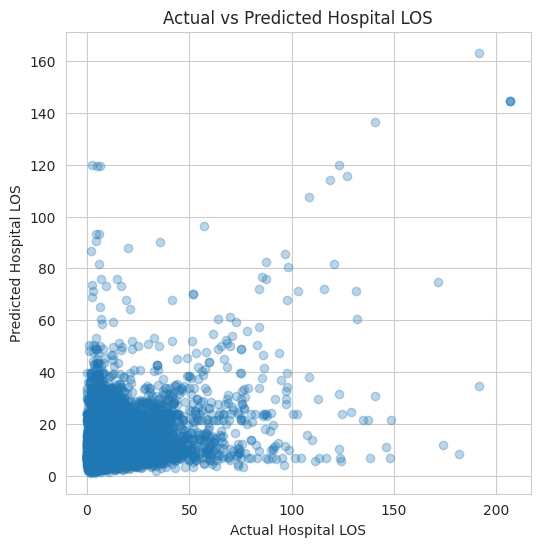
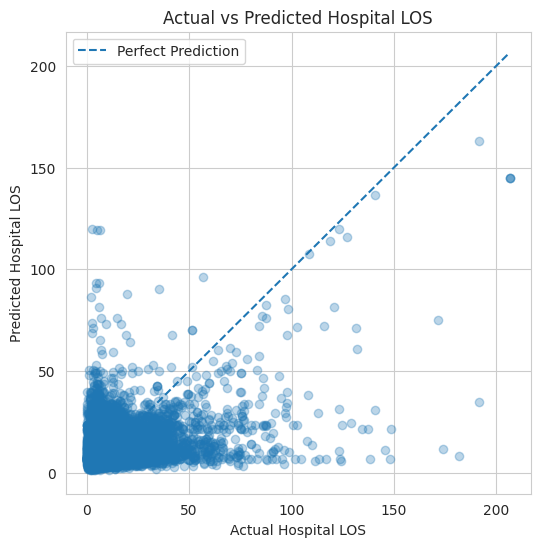
Code edit (unified diff) that turned the first committed figure into the second:
--- before
+++ after
@@ -1,3 +1,2 @@
-
 # Predictions
 y_pred_h = rf_hospital.predict(X_test_h)
@@ -7,14 +6,27 @@
 plt.figure(figsize=(6, 6))
 plt.scatter(y_test_h, y_pred_h, alpha=0.3)
+
+# Perfect prediction line
+max_val = max(y_test_h.max(), y_pred_h.max())
+plt.plot([0, max_val], [0, max_val], linestyle="--", label="Perfect Prediction")
+
 plt.xlabel("Actual Hospital LOS")
 plt.ylabel("Predicted Hospital LOS")
 plt.title("Actual vs Predicted Hospital LOS")
+plt.legend()
 plt.show()
+
 
 # ICU LOS plot
 plt.figure(figsize=(6, 6))
 plt.scatter(y_test_i, y_pred_i, alpha=0.3)
+
+# Perfect prediction line
+max_val = max(y_test_i.max(), y_pred_i.max())
+plt.plot([0, max_val], [0, max_val], linestyle="--", label="Perfect Prediction")
+
 plt.xlabel("Actual ICU LOS")
 plt.ylabel("Predicted ICU LOS")
 plt.title("Actual vs Predicted ICU LOS")
+plt.legend()
 plt.show()

Commit: Created using Colab